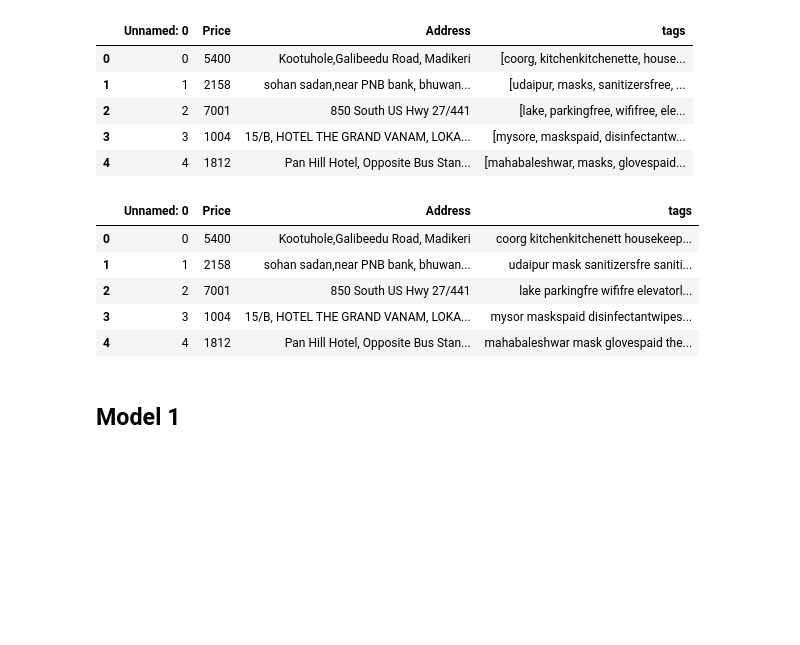
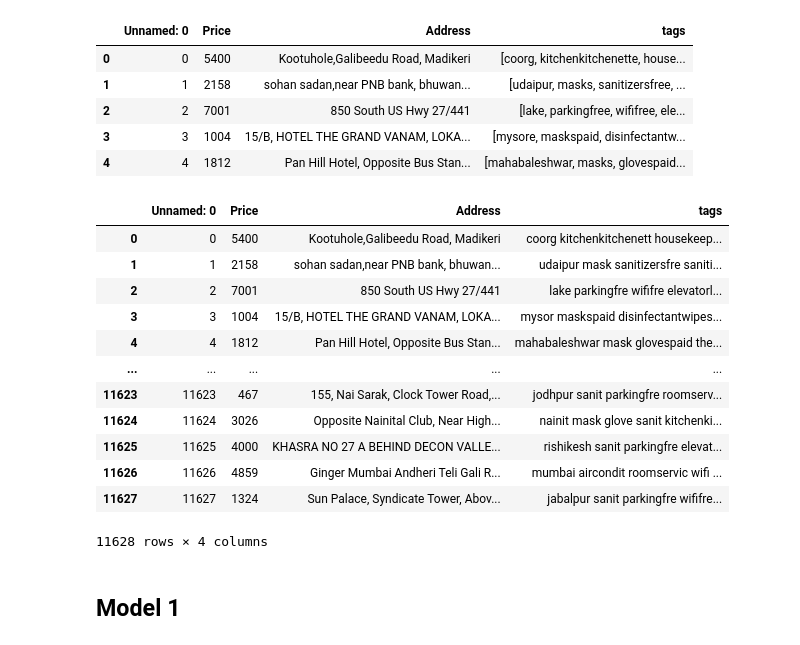
Before and after one commit to WEDplatform/wp_model, a Jupyter notebook: r1model.ipynb, the cells around one changed output. Saved outputs shown, nothing was run; the diff lists cells and outputs as text; code cells hidden in the pictures; blank space fills up the shorter version.

```diff
--- a/r1model.ipynb
+++ b/r1model.ipynb
@@ -127,14 +127,21 @@ hd['tags']=hd['tags'].apply(joinwords)
 # %%
 hd['tags']=hd['tags'].apply(lambda x : " ".join(x))
 # %%
-hd.head()
+hd
 # %% [output]
 |  | Unnamed: 0 | Price | Address | tags |
 | 0 | 0 | 5400 | Kootuhole,Galibeedu Road, Madikeri | coorg kitchenkitchenett housekeep... |
 | 1 | 1 | 2158 | sohan sadan,near PNB bank, bhuwan... | udaipur mask sanitizersfre saniti... |
 | 2 | 2 | 7001 | 850 South US Hwy 27/441 | lake parkingfre wififre elevatorl... |
 | 3 | 3 | 1004 | 15/B, HOTEL THE GRAND VANAM, LOKA... | mysor maskspaid disinfectantwipes... |
 | 4 | 4 | 1812 | Pan Hill Hotel, Opposite Bus Stan... | mahabaleshwar mask glovespaid the... |
+| ... | ... | ... | ... | ... |
+| 11623 | 11623 | 467 | 155, Nai Sarak, Clock Tower Road,... | jodhpur sanit parkingfre roomserv... |
+| 11624 | 11624 | 3026 | Opposite Nainital Club, Near High... | nainit mask glove sanit kitchenki... |
+| 11625 | 11625 | 4000 | KHASRA NO 27 A BEHIND DECON VALLE... | rishikesh sanit parkingfre elevat... |
+| 11626 | 11626 | 4859 | Ginger Mumbai Andheri Teli Gali R... | mumbai aircondit roomservic wifi ... |
+| 11627 | 11627 | 1324 | Sun Palace, Syndicate Tower, Abov... | jabalpur sanit parkingfre wififre... |
+11628 rows × 4 columns
 # %%
 hd['tags']=hd['tags'].apply(stemData)
 # %% [markdown]
```
Also changed, not shown: parts of 12 cells of this notebook.
